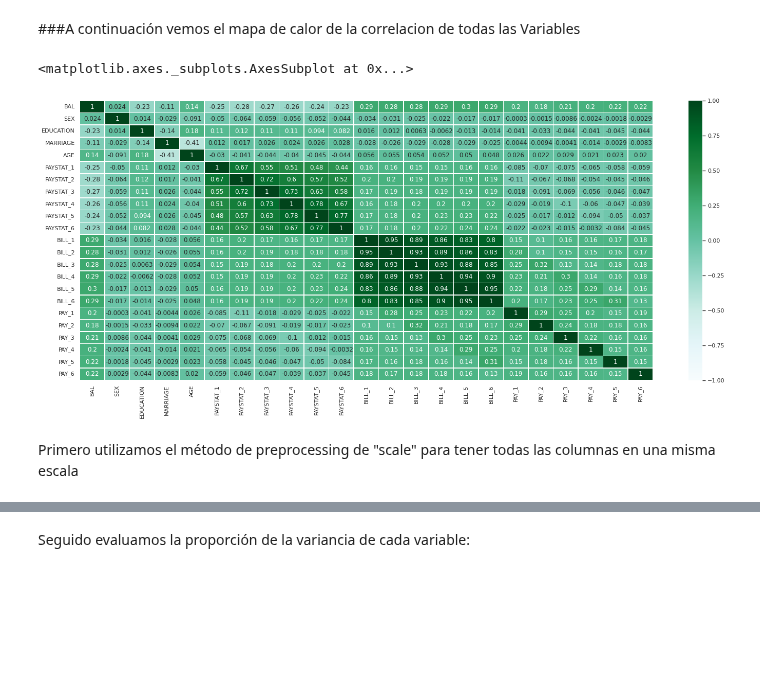
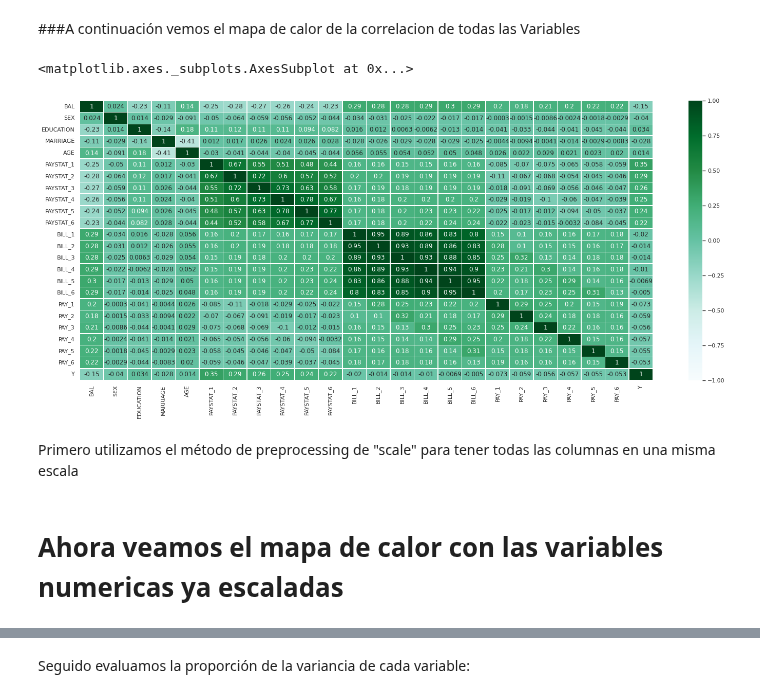
Before and after one commit to PosgradoMNA/actividades-del-projecto-equipo-52, a Jupyter notebook: Actividad Semanal -- 4.ipynb, the cells around one changed output, grey strips where cells are left out. Saved outputs shown, nothing was run; the diff lists cells and outputs as text; code cells hidden in the pictures; blank space fills up the shorter version.

```diff
--- a/Actividad Semanal -- 4.ipynb
+++ b/Actividad Semanal -- 4.ipynb
@@ -107,14 +107,16 @@ Index(['BAL', 'AGE', 'BILL_1', 'BILL_2', 'BILL_3', 'BILL_4', 'BILL_5',
 # %%
 import seaborn as sns
 
-corrs = x_values.corr()
+corrs = dfw.corr()
 
 sns.set(rc = {'figure.figsize':(25,10)})
 sns.heatmap(corrs, vmin = -1, vmax = 1, cmap = "BuGn", annot= True, linewidths=0.5)
 # %% [output]
 <matplotlib.axes._subplots.AxesSubplot at 0x...>
-[figure, old version]
+[figure, new version]
 # %% [markdown]
 Primero utilizamos el método de preprocessing de "scale" para tener todas las columnas en una misma escala
 # %%
 prepross = preprocessing.scale(x_pca)
+# %% [markdown]
+# Ahora veamos el mapa de calor con las variables numericas ya escaladas
```
Also changed, not shown: parts of 5 cells of this notebook.
